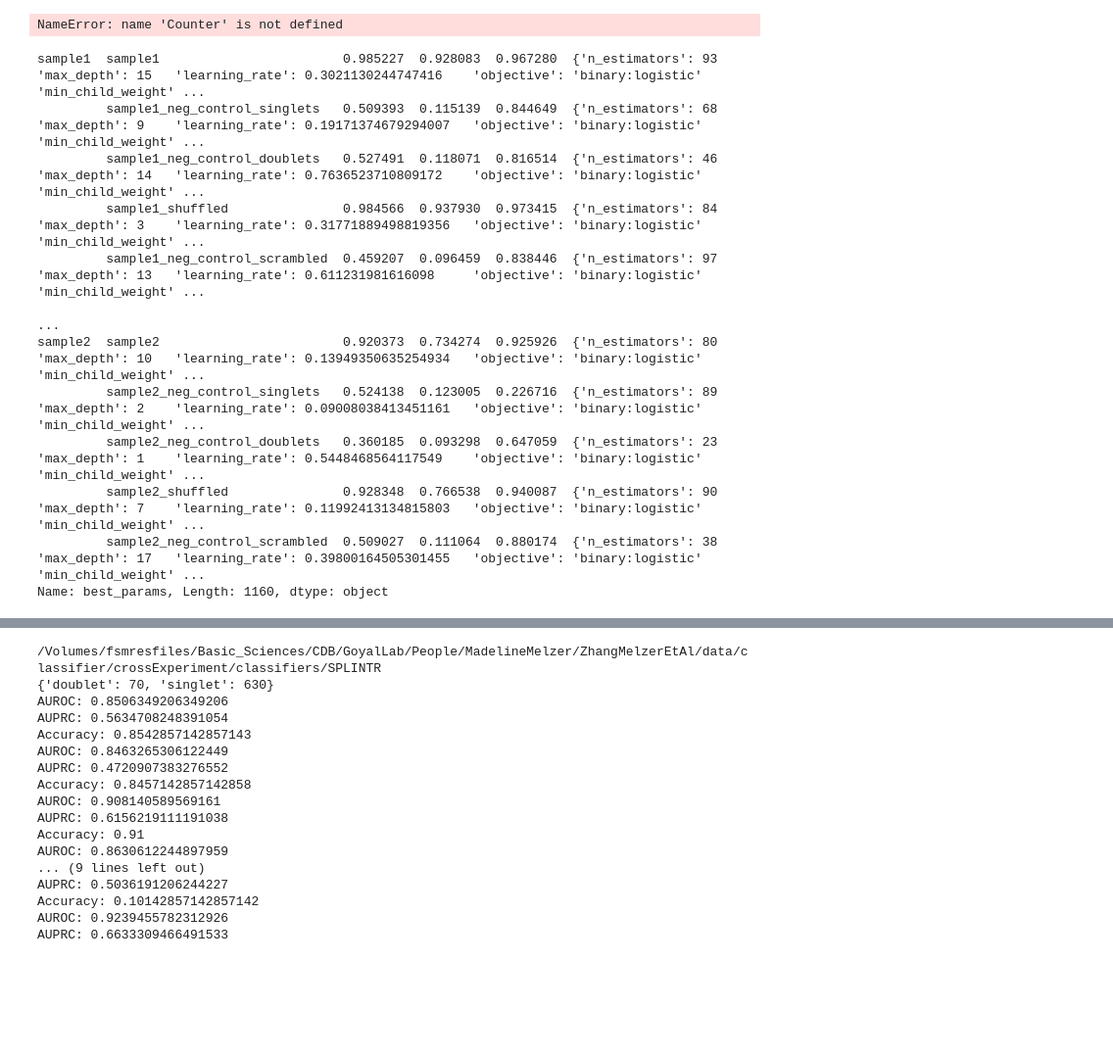
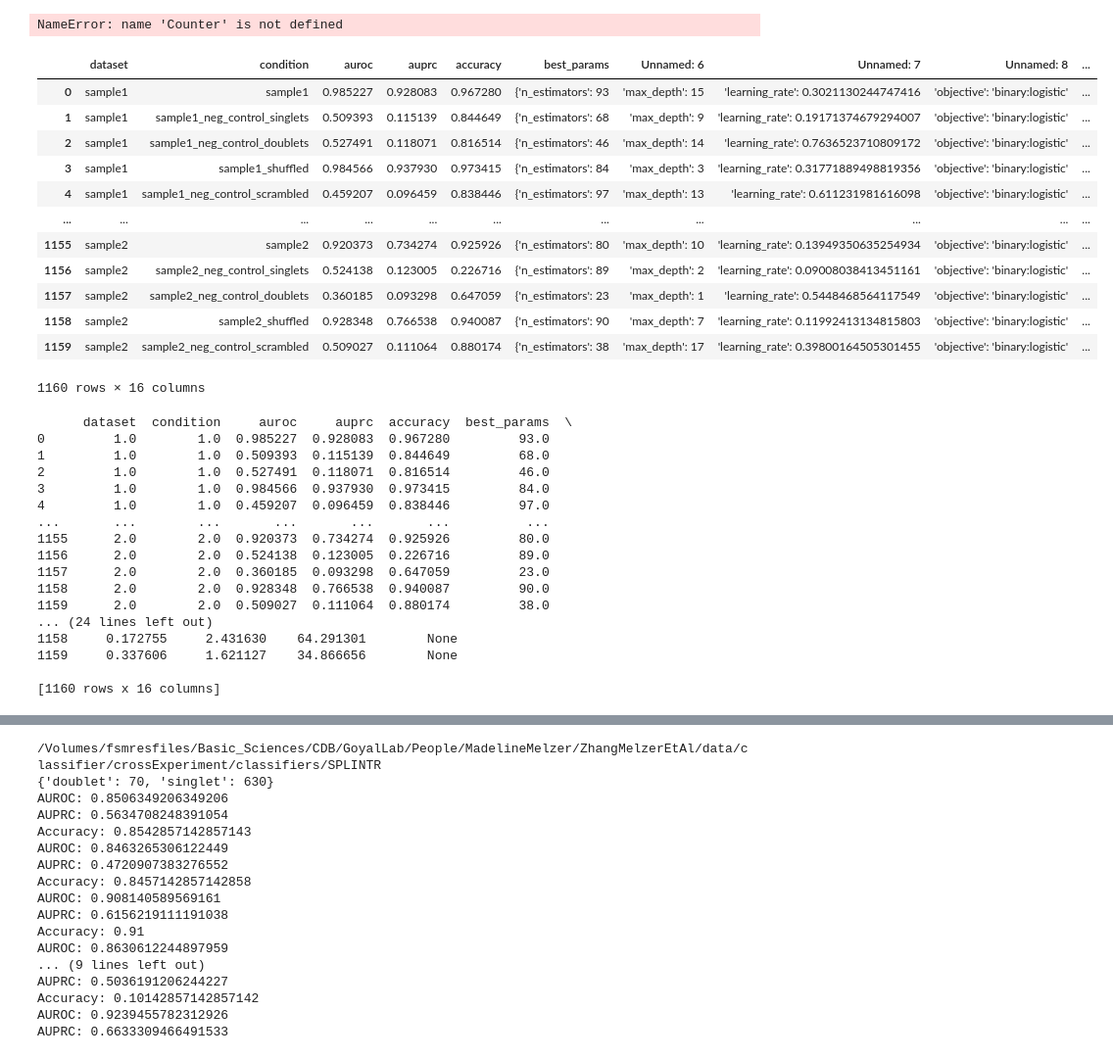
Before and after one commit to GoyalLab/fatemap_multiplet_public, a Jupyter notebook: classifier/testingClassifier.ipynb, the cells around one changed output, grey strips where cells are left out. Shown: that part at 98% size. Cells and saved outputs as stored; diff of their text form; code cells hidden in the pictures; blank space fills up the shorter version.

```diff
--- a/classifier/testingClassifier.ipynb
+++ b/classifier/testingClassifier.ipynb
@@ -294,21 +278,64 @@ for i in range(3):
     plt.title(f'Tree {i}')
     plt.savefig(f"tree_{i}.png", dpi=600)
     plt.show()
-# %%
-print(summary_data['best_params'])
-# %% [output]
-sample1  sample1                        0.985227  0.928083  0.967280  {'n_estimators': 93   'max_depth': 15   'learning_rate': 0.3021130244747416    'objective': 'binary:logistic'   'min_child_weight' ...
-         sample1_neg_control_singlets   0.509393  0.115139  0.844649  {'n_estimators': 68   'max_depth': 9    'learning_rate': 0.19171374679294007   'objective': 'binary:logistic'   'min_child_weight' ...
-         sample1_neg_control_doublets   0.527491  0.118071  0.816514  {'n_estimators': 46   'max_depth': 14   'learning_rate': 0.7636523710809172    'objective': 'binary:logistic'   'min_child_weight' ...
-         sample1_shuffled               0.984566  0.937930  0.973415  {'n_estimators': 84   'max_depth': 3    'learning_rate': 0.31771889498819356   'objective': 'binary:logistic'   'min_child_weight' ...
-         sample1_neg_control_scrambled  0.459207  0.096459  0.838446  {'n_estimators': 97   'max_depth': 13   'learning_rate': 0.611231981616098     'objective': 'binary:logistic'   'min_child_weight' ...
-                                                                                                                                                                                                         ...
-sample2  sample2                        0.920373  0.734274  0.925926  {'n_estimators': 80   'max_depth': 10   'learning_rate': 0.13949350635254934   'objective': 'binary:logistic'   'min_child_weight' ...
-         sample2_neg_control_singlets   0.524138  0.123005  0.226716  {'n_estimators': 89   'max_depth': 2    'learning_rate': 0.09008038413451161   'objective': 'binary:logistic'   'min_child_weight' ...
-         sample2_neg_control_doublets   0.360185  0.093298  0.647059  {'n_estimators': 23   'max_depth': 1    'learning_rate': 0.5448468564117549    'objective': 'binary:logistic'   'min_child_weight' ...
-         sample2_shuffled               0.928348  0.766538  0.940087  {'n_estimators': 90   'max_depth': 7    'learning_rate': 0.11992413134815803   'objective': 'binary:logistic'   'min_child_weight' ...
-         sample2_neg_control_scrambled  0.509027  0.111064  0.880174  {'n_estimators': 38   'max_depth': 17   'learning_rate': 0.39800164505301455   'objective': 'binary:logistic'   'min_child_weight' ...
-Name: best_params, Length: 1160, dtype: object
+# %%
+summary_data
+# %% [output]
+|  | dataset | condition | auroc | auprc | accuracy | best_params | Unnamed: 6 | Unnamed: 7 | Unnamed: 8 | ... |
+| 0 | sample1 | sample1 | 0.985227 | 0.928083 | 0.967280 | {'n_estimators': 93 | 'max_depth': 15 | 'learning_rate': 0.3021130244747416 | 'objective': 'binary:logistic' | ... |
+| 1 | sample1 | sample1_neg_control_singlets | 0.509393 | 0.115139 | 0.844649 | {'n_estimators': 68 | 'max_depth': 9 | 'learning_rate': 0.19171374679294007 | 'objective': 'binary:logistic' | ... |
+| 2 | sample1 | sample1_neg_control_doublets | 0.527491 | 0.118071 | 0.816514 | {'n_estimators': 46 | 'max_depth': 14 | 'learning_rate': 0.7636523710809172 | 'objective': 'binary:logistic' | ... |
+| 3 | sample1 | sample1_shuffled | 0.984566 | 0.937930 | 0.973415 | {'n_estimators': 84 | 'max_depth': 3 | 'learning_rate': 0.31771889498819356 | 'objective': 'binary:logistic' | ... |
+| 4 | sample1 | sample1_neg_control_scrambled | 0.459207 | 0.096459 | 0.838446 | {'n_estimators': 97 | 'max_depth': 13 | 'learning_rate': 0.611231981616098 | 'objective': 'binary:logistic' | ... |
+| ... | ... | ... | ... | ... | ... | ... | ... | ... | ... | ... |
+| 1155 | sample2 | sample2 | 0.920373 | 0.734274 | 0.925926 | {'n_estimators': 80 | 'max_depth': 10 | 'learning_rate': 0.13949350635254934 | 'objective': 'binary:logistic' | ... |
+| 1156 | sample2 | sample2_neg_control_singlets | 0.524138 | 0.123005 | 0.226716 | {'n_estimators': 89 | 'max_depth': 2 | 'learning_rate': 0.09008038413451161 | 'objective': 'binary:logistic' | ... |
+| 1157 | sample2 | sample2_neg_control_doublets | 0.360185 | 0.093298 | 0.647059 | {'n_estimators': 23 | 'max_depth': 1 | 'learning_rate': 0.5448468564117549 | 'objective': 'binary:logistic' | ... |
+| 1158 | sample2 | sample2_shuffled | 0.928348 | 0.766538 | 0.940087 | {'n_estimators': 90 | 'max_depth': 7 | 'learning_rate': 0.11992413134815803 | 'objective': 'binary:logistic' | ... |
+| 1159 | sample2 | sample2_neg_control_scrambled | 0.509027 | 0.111064 | 0.880174 | {'n_estimators': 38 | 'max_depth': 17 | 'learning_rate': 0.39800164505301455 | 'objective': 'binary:logistic' | ... |
+1160 rows × 16 columns
+# %%
+def extract_numeric(value):
+    match = re.search(r'[-+]?\d*\.\d+|\d+', str(value))
+    return float(match.group()) if match else None
+
+# Function to process dataframe
+def extract_numeric_from_dataframe(df):
+    new_data = {}
+    for col in df.columns:
+        # Apply the function to extract numeric values from each cell
+        new_data[col] = df[col].apply(lambda x: extract_numeric(x))
+
+    # Create a new dataframe with the updated values
+    new_df = pd.DataFrame(new_data)
+
+    return new_df
+
+columns_to_process = summary_data.columns[5:16]
+
+# Apply the function to extract numeric values from each specified column
+for col in columns_to_process:
+    cleaned_data[col] = cleaned_data[col].apply(lambda x: extract_numeric(x))
+
+print(cleaned_data)
+# %% [output]
+      dataset  condition     auroc     auprc  accuracy  best_params  \
+0         1.0        1.0  0.985227  0.928083  0.967280         93.0
+1         1.0        1.0  0.509393  0.115139  0.844649         68.0
+2         1.0        1.0  0.527491  0.118071  0.816514         46.0
+3         1.0        1.0  0.984566  0.937930  0.973415         84.0
+4         1.0        1.0  0.459207  0.096459  0.838446         97.0
+...       ...        ...       ...       ...       ...          ...
+1155      2.0        2.0  0.920373  0.734274  0.925926         80.0
+1156      2.0        2.0  0.524138  0.123005  0.226716         89.0
+1157      2.0        2.0  0.360185  0.093298  0.647059         23.0
+1158      2.0        2.0  0.928348  0.766538  0.940087         90.0
+1159      2.0        2.0  0.509027  0.111064  0.880174         38.0
+... (24 lines left out)
+1158     0.172755     2.431630    64.291301        None
+1159     0.337606     1.621127    34.866656        None
+
+[1160 rows x 16 columns]
 # %%
 ### hyperparameter parsing
 
```
Also changed, not shown: parts of 5 cells of this notebook, 2 other files.
